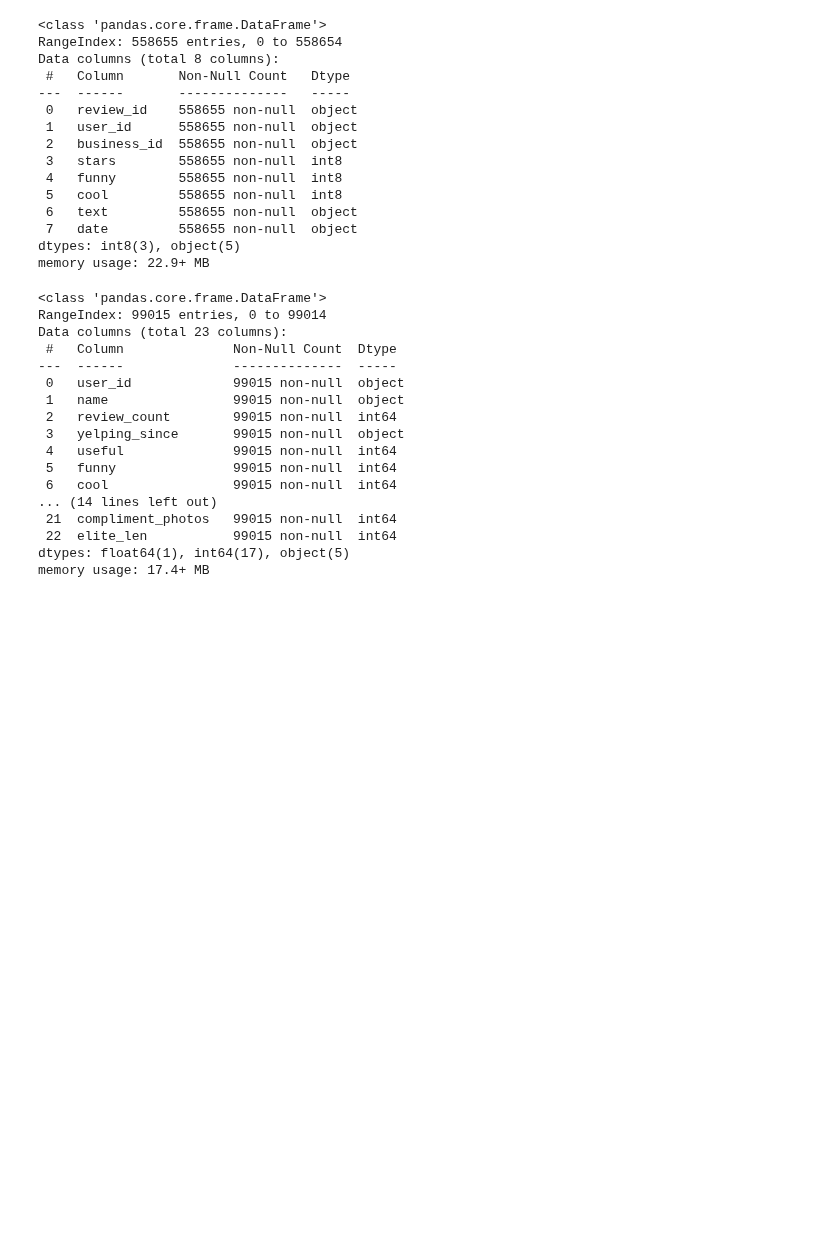
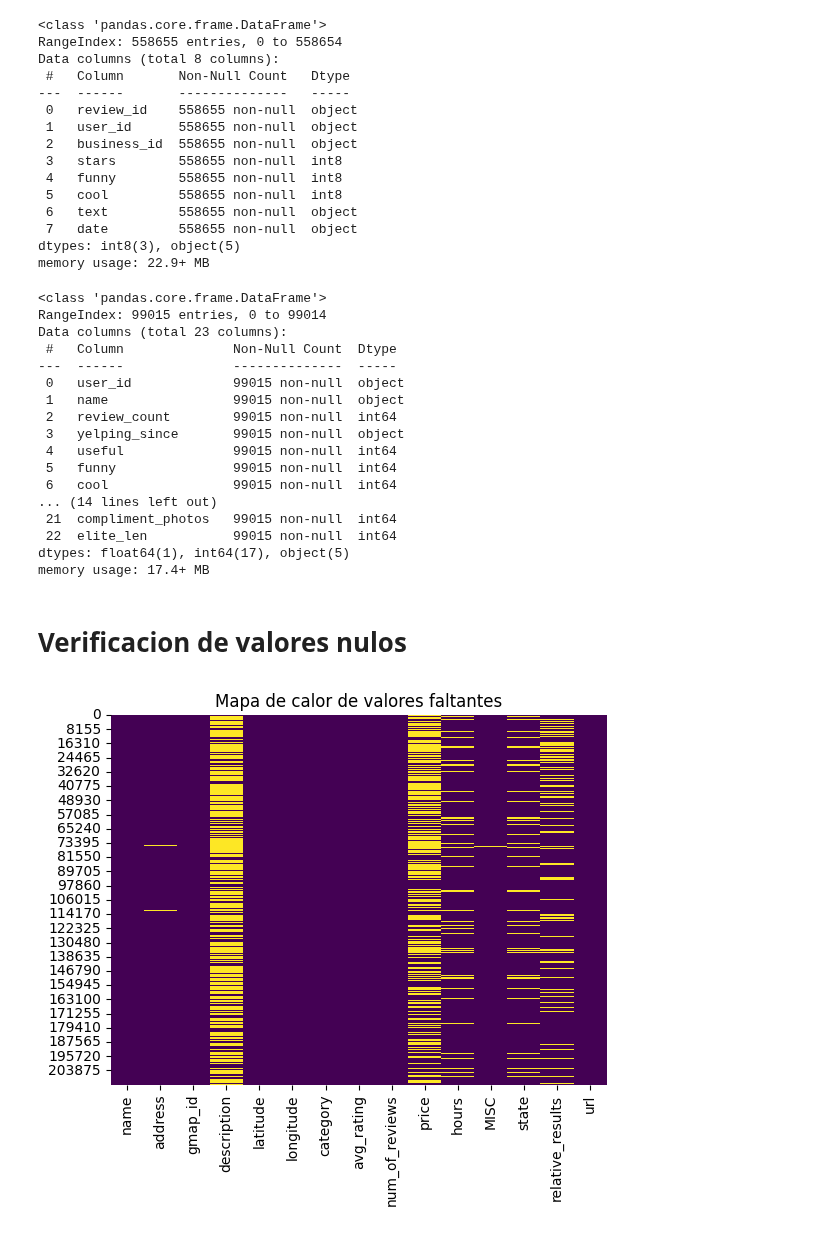
Before and after one commit to Aspirina180mg/PF_DATAPT07, a Jupyter notebook: EDA.ipynb, the cells around one changed output. Saved outputs shown, nothing was run; the diff lists cells and outputs as text; code cells hidden in the pictures; blank space fills up the shorter version.

Commit message:
Verificacion de valores faltantes

```diff
--- a/EDA.ipynb
+++ b/EDA.ipynb
@@ -152,3 +154,11 @@ Data columns (total 23 columns):
  22  elite_len           99015 non-null  int64
 dtypes: float64(1), int64(17), object(5)
 memory usage: 17.4+ MB
+# %% [markdown]
+# Verificacion de valores nulos
+# %%
+sns.heatmap(df_maps_restaurantes.isnull(), cmap='viridis', cbar=False)
+plt.title('Mapa de calor de valores faltantes')
+plt.show()
+# %% [output]
+[figure, added]
```
Also changed, not shown: parts of 15 cells of this notebook.
